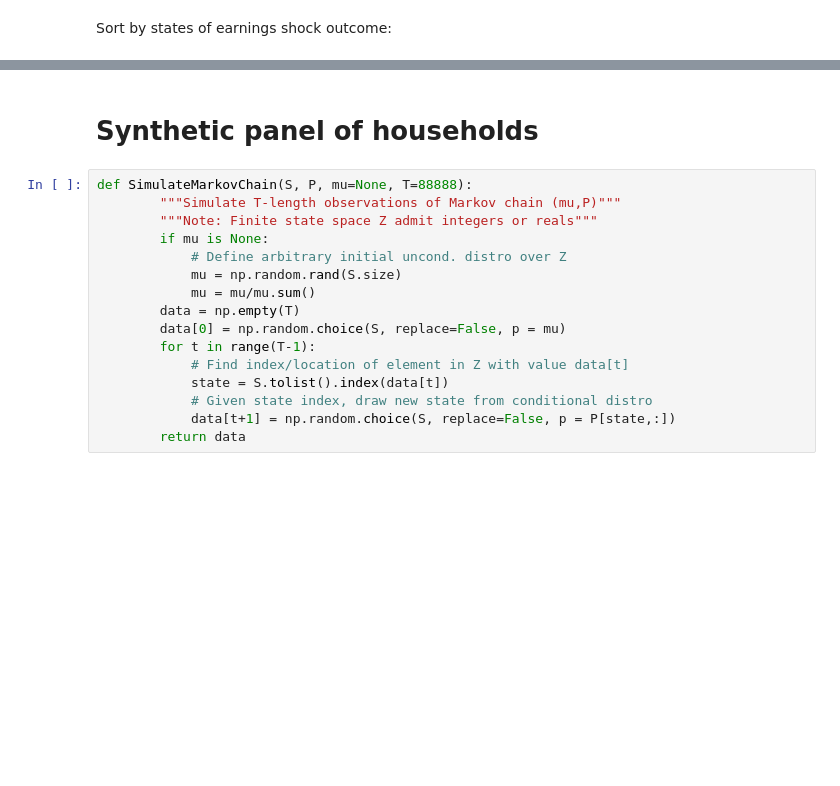
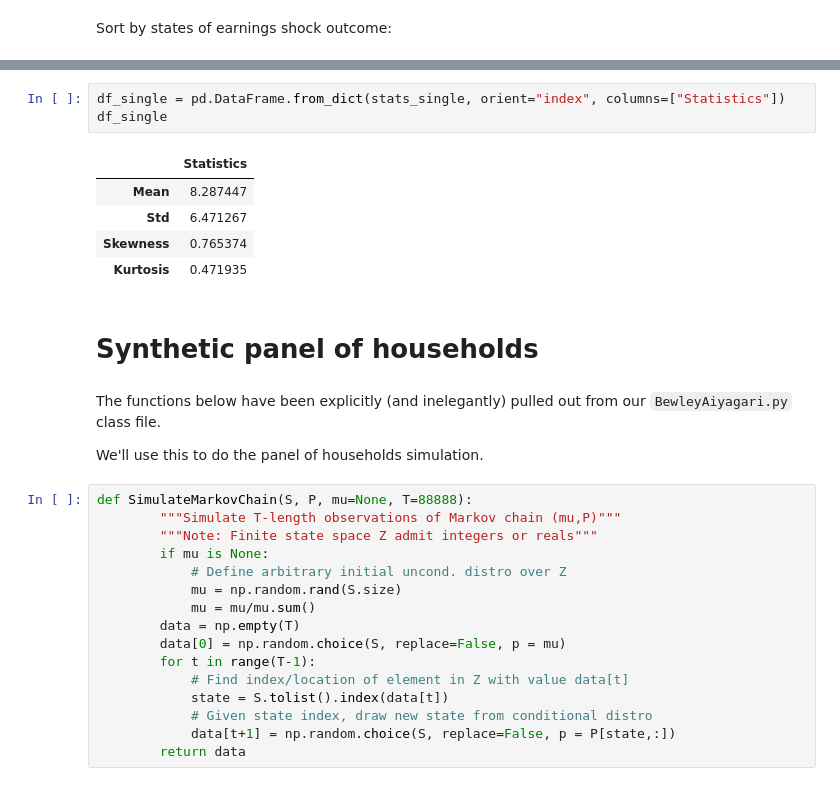
Before and after one commit to phantomachine/macroteoria, a Jupyter notebook: exercises11/Bewley-Aiyagari-Panel-Simulation.ipynb, the cells around one changed output, grey strips where cells are left out. Cells and saved outputs as stored; diff of their text form; blank space fills up the shorter version.

```diff
--- a/exercises11/Bewley-Aiyagari-Panel-Simulation.ipynb
+++ b/exercises11/Bewley-Aiyagari-Panel-Simulation.ipynb
@@ -148,5 +153,18 @@ apath_burn.std()
+# %%
+df_single = pd.DataFrame.from_dict(stats_single, orient="index", columns=["Statistics"])
+df_single
+# %% [output]
+|  | Statistics |
+| Mean | 8.287447 |
+| Std | 6.471267 |
+| Skewness | 0.765374 |
+| Kurtosis | 0.471935 |
 # %% [markdown]
 # Synthetic panel of households
+# %% [markdown]
+The functions below have been explicitly (and inelegantly) pulled out from our ``BewleyAiyagari.py`` class file.
+
+We'll use this to do the panel of households simulation.
 # %%
 def SimulateMarkovChain(S, P, mu=None, T=88888):
         """Simulate T-length observations of Markov chain (mu,P)"""
```
Also changed, not shown: parts of 32 cells of this notebook, 1 other file.
